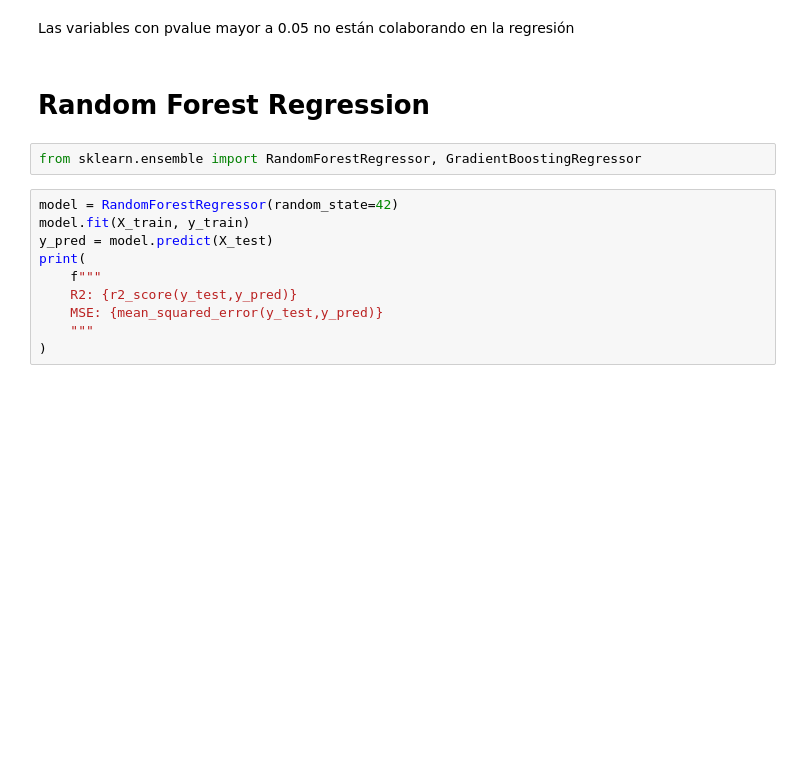
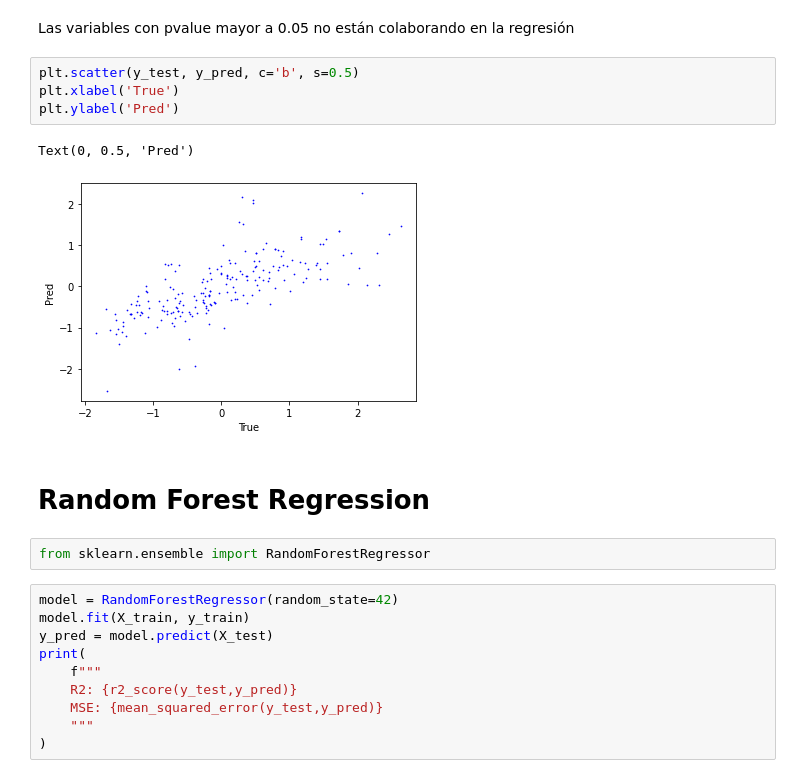
Before and after one commit to Zubiarrain/calculate-concrete-strength, a Jupyter notebook: notebooks/exploration.ipynb, the cells around one changed output. Cells and saved outputs as stored; diff of their text form; blank space fills up the shorter version.

Commit message:
add linear model plot

```diff
--- a/notebooks/exploration.ipynb
+++ b/notebooks/exploration.ipynb
@@ -286,10 +286,17 @@ R-squared:  0.49090,    Adjusted R-squared:  0.47290
 F-statistic: 27.27 on 7 features
 # %% [markdown]
 Las variables con pvalue mayor a 0.05 no están colaborando en la regresión
+# %%
+plt.scatter(y_test, y_pred, c='b', s=0.5)
+plt.xlabel('True')
+plt.ylabel('Pred')
+# %% [output]
+Text(0, 0.5, 'Pred')
+[figure, added]
 # %% [markdown]
 # Random Forest Regression
 # %%
-from sklearn.ensemble import RandomForestRegressor, GradientBoostingRegressor
+from sklearn.ensemble import RandomForestRegressor
 # %%
 model = RandomForestRegressor(random_state=42)
 model.fit(X_train, y_train)
```
